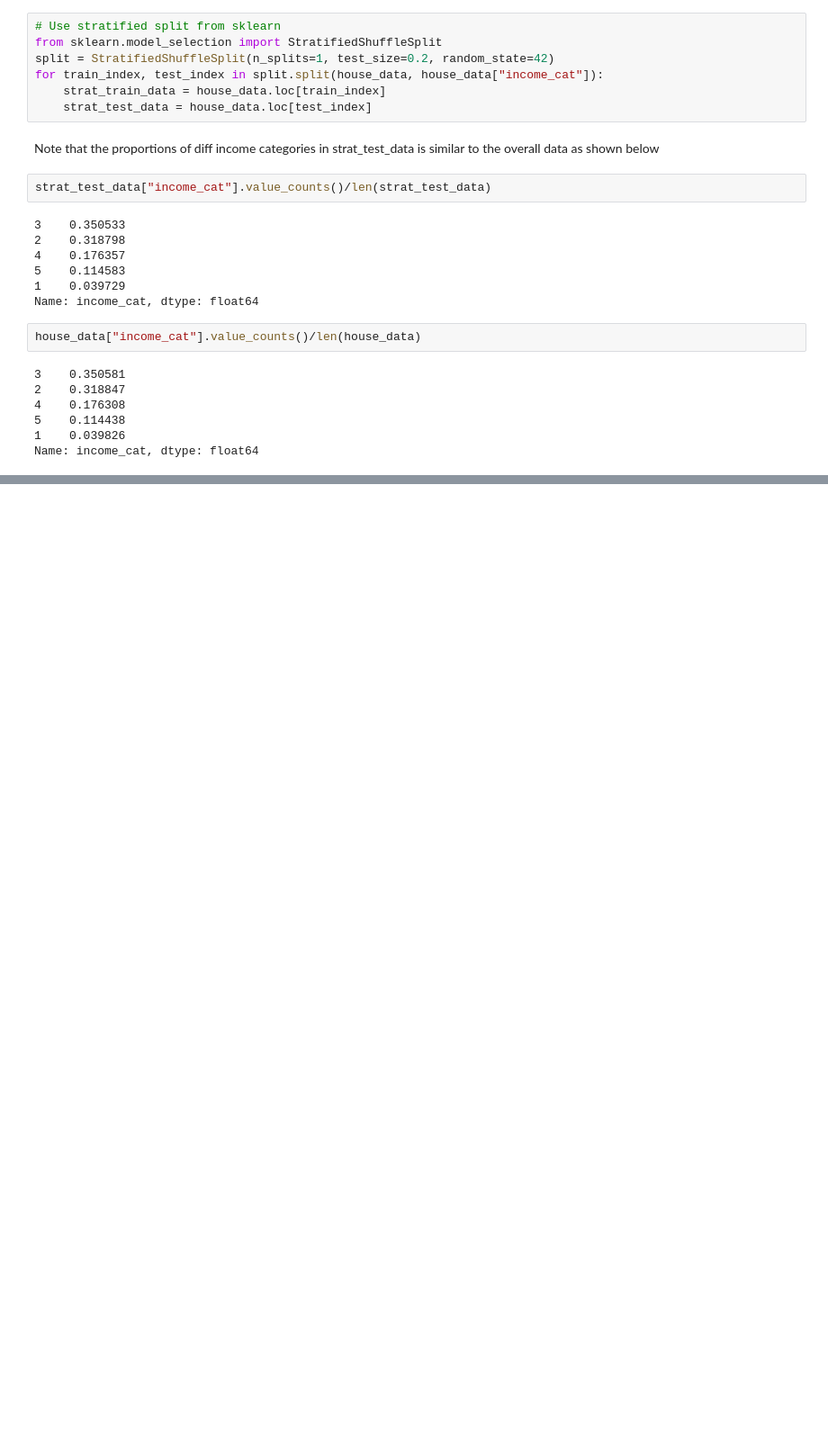
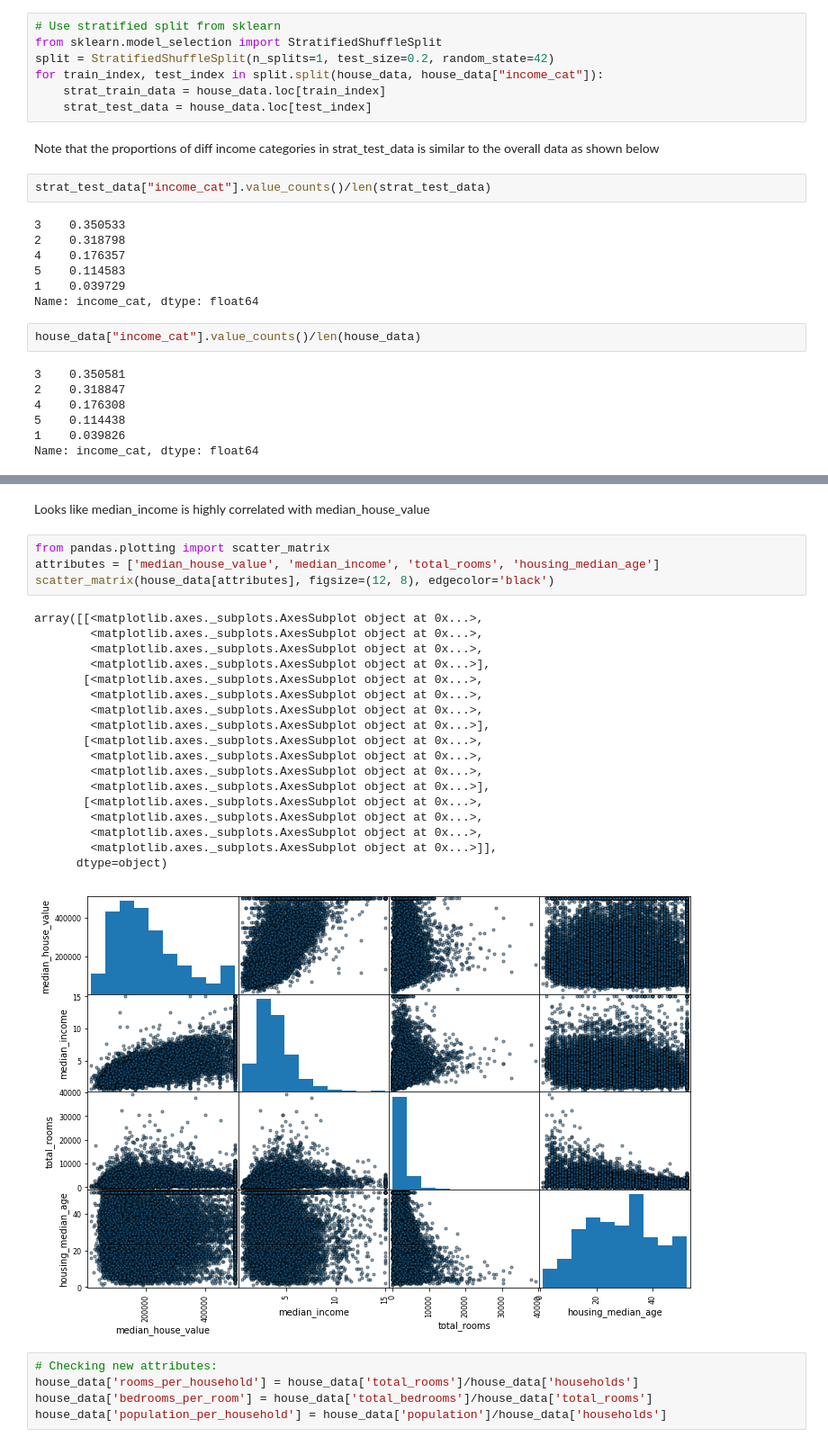
Before and after one commit to ManishaNatarajan/Hands_On_ML, a Jupyter notebook: Housing Regression.ipynb, the cells around one changed output, grey strips where cells are left out. Shown at 90% size. Saved outputs shown, nothing was run; the diff lists cells and outputs as text; blank space fills up the shorter version.

```diff
--- a/Housing Regression.ipynb
+++ b/Housing Regression.ipynb
@@ -206,0 +253,30 @@ Name: income_cat, dtype: float64
+# %% [markdown]
+Looks like median_income is highly correlated with median_house_value
+# %%
+from pandas.plotting import scatter_matrix
+attributes = ['median_house_value', 'median_income', 'total_rooms', 'housing_median_age']
+scatter_matrix(house_data[attributes], figsize=(12, 8), edgecolor='black')
+# %% [output]
+array([[<matplotlib.axes._subplots.AxesSubplot object at 0x...>,
+        <matplotlib.axes._subplots.AxesSubplot object at 0x...>,
+        <matplotlib.axes._subplots.AxesSubplot object at 0x...>,
+        <matplotlib.axes._subplots.AxesSubplot object at 0x...>],
+       [<matplotlib.axes._subplots.AxesSubplot object at 0x...>,
+        <matplotlib.axes._subplots.AxesSubplot object at 0x...>,
+        <matplotlib.axes._subplots.AxesSubplot object at 0x...>,
+        <matplotlib.axes._subplots.AxesSubplot object at 0x...>],
+       [<matplotlib.axes._subplots.AxesSubplot object at 0x...>,
+        <matplotlib.axes._subplots.AxesSubplot object at 0x...>,
+        <matplotlib.axes._subplots.AxesSubplot object at 0x...>,
+        <matplotlib.axes._subplots.AxesSubplot object at 0x...>],
+       [<matplotlib.axes._subplots.AxesSubplot object at 0x...>,
+        <matplotlib.axes._subplots.AxesSubplot object at 0x...>,
+        <matplotlib.axes._subplots.AxesSubplot object at 0x...>,
+        <matplotlib.axes._subplots.AxesSubplot object at 0x...>]],
+      dtype=object)
+[figure, added]
+# %%
+# Checking new attributes:
+house_data['rooms_per_household'] = house_data['total_rooms']/house_data['households']
+house_data['bedrooms_per_room'] = house_data['total_bedrooms']/house_data['total_rooms']
+house_data['population_per_household'] = house_data['population']/house_data['households']
```
Also changed, not shown: parts of 26 cells of this notebook.
